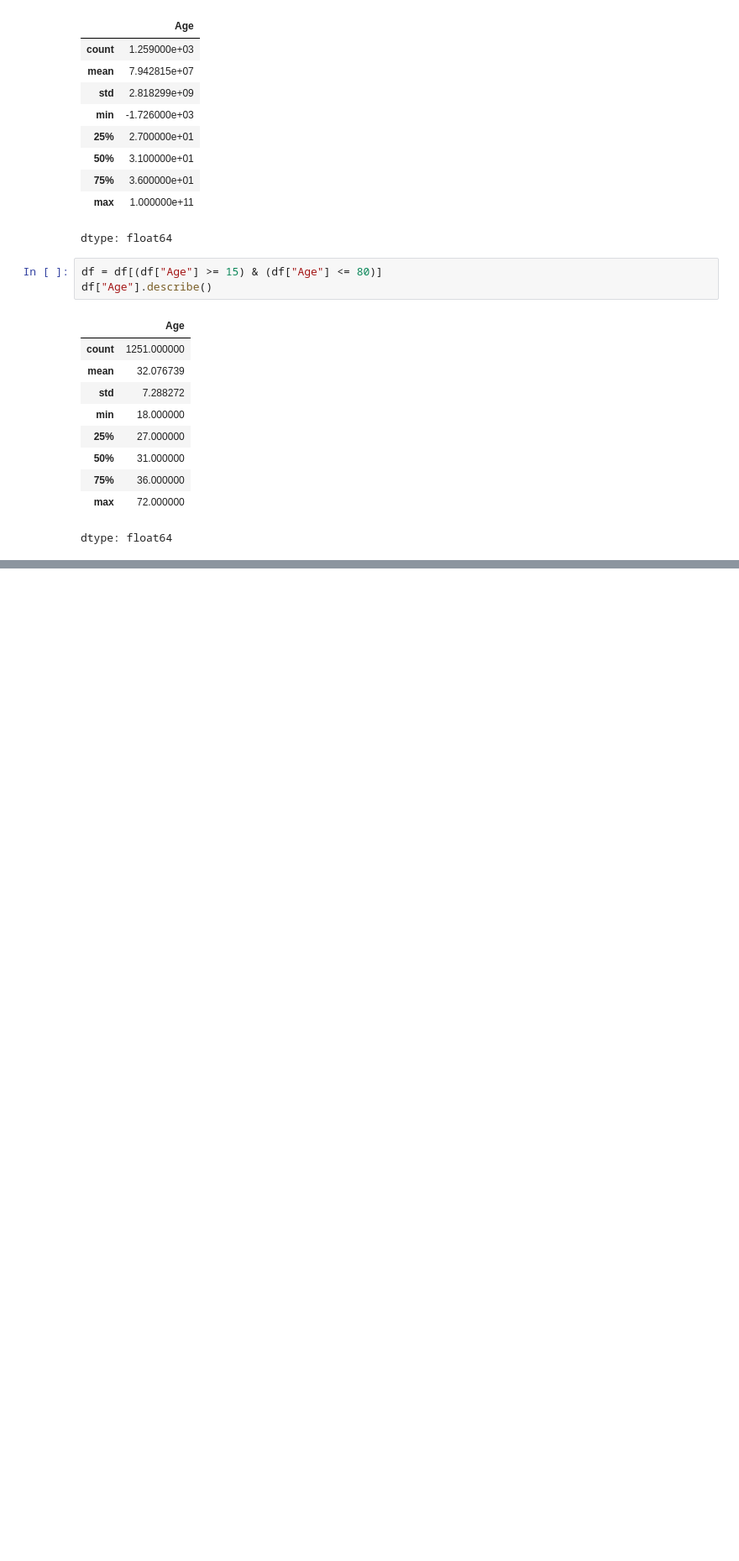
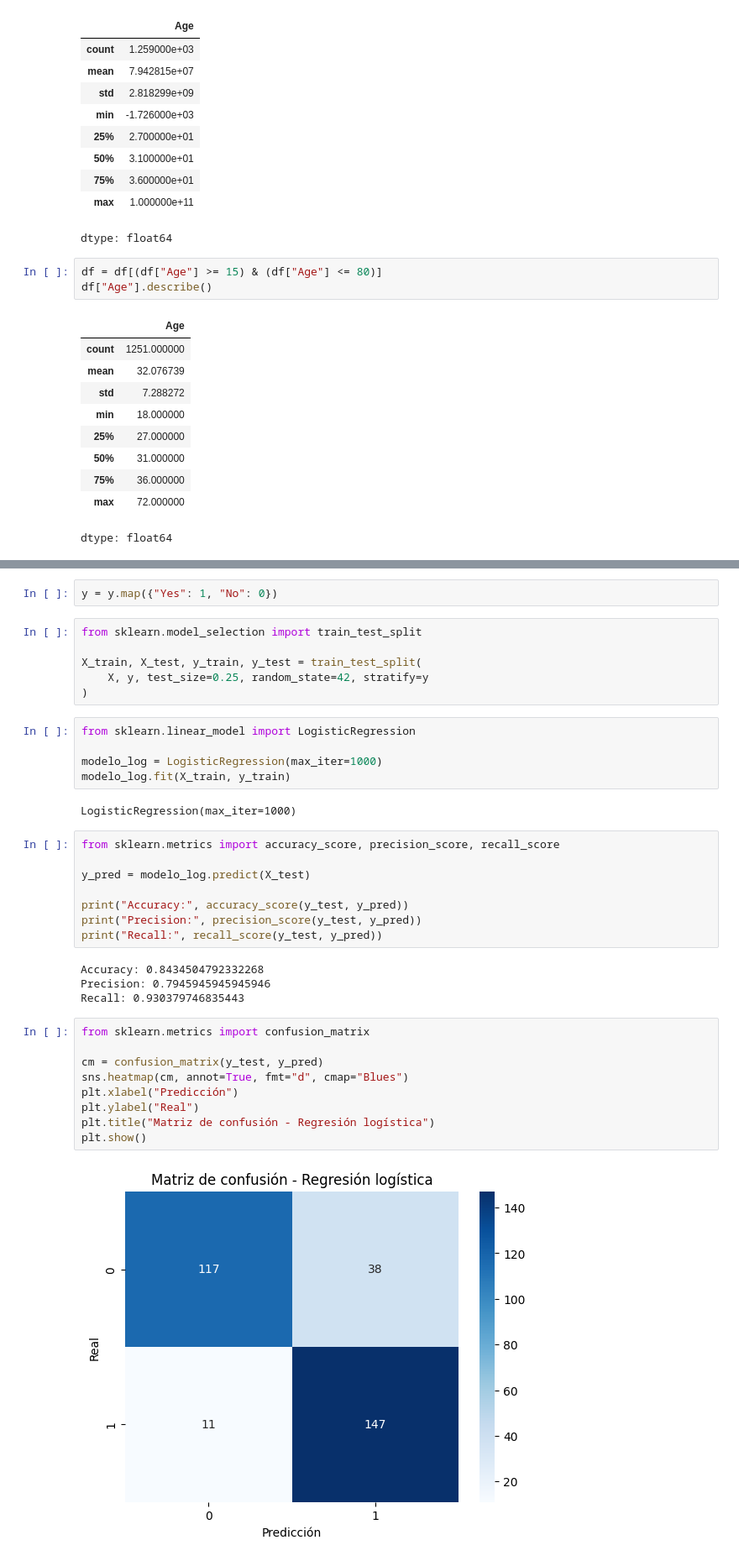
Before and after one commit to Davida4200/data-xperience-trabajo-final, a Jupyter notebook: survey_tl.ipynb, the cells around one changed output, grey strips where cells are left out. Shown at 84% size. Saved outputs shown, nothing was run; the diff lists cells and outputs as text; blank space fills up the shorter version.

Commit message:
Se ha hecho limpieza en los datos, análisis exploratorio y el modelo de regresión logística

```diff
--- a/survey_tl.ipynb
+++ b/survey_tl.ipynb
@@ -134,0 +191,38 @@ dtype: float64
+# %%
+y = y.map({"Yes": 1, "No": 0})
+# %%
+from sklearn.model_selection import train_test_split
+
+X_train, X_test, y_train, y_test = train_test_split(
+    X, y, test_size=0.25, random_state=42, stratify=y
+)
+# %%
+from sklearn.linear_model import LogisticRegression
+
+modelo_log = LogisticRegression(max_iter=1000)
+modelo_log.fit(X_train, y_train)
+# %% [output]
+LogisticRegression(max_iter=1000)
+# %%
+from sklearn.metrics import accuracy_score, precision_score, recall_score
+
+y_pred = modelo_log.predict(X_test)
+
+print("Accuracy:", accuracy_score(y_test, y_pred))
+print("Precision:", precision_score(y_test, y_pred))
+print("Recall:", recall_score(y_test, y_pred))
+# %% [output]
+Accuracy: 0.8434504792332268
+Precision: 0.7945945945945946
+Recall: 0.930379746835443
+# %%
+from sklearn.metrics import confusion_matrix
+
+cm = confusion_matrix(y_test, y_pred)
+sns.heatmap(cm, annot=True, fmt="d", cmap="Blues")
+plt.xlabel("Predicción")
+plt.ylabel("Real")
+plt.title("Matriz de confusión - Regresión logística")
+plt.show()
+# %% [output]
+[figure, added]
```
Also changed, not shown: parts of 10 cells of this notebook.
